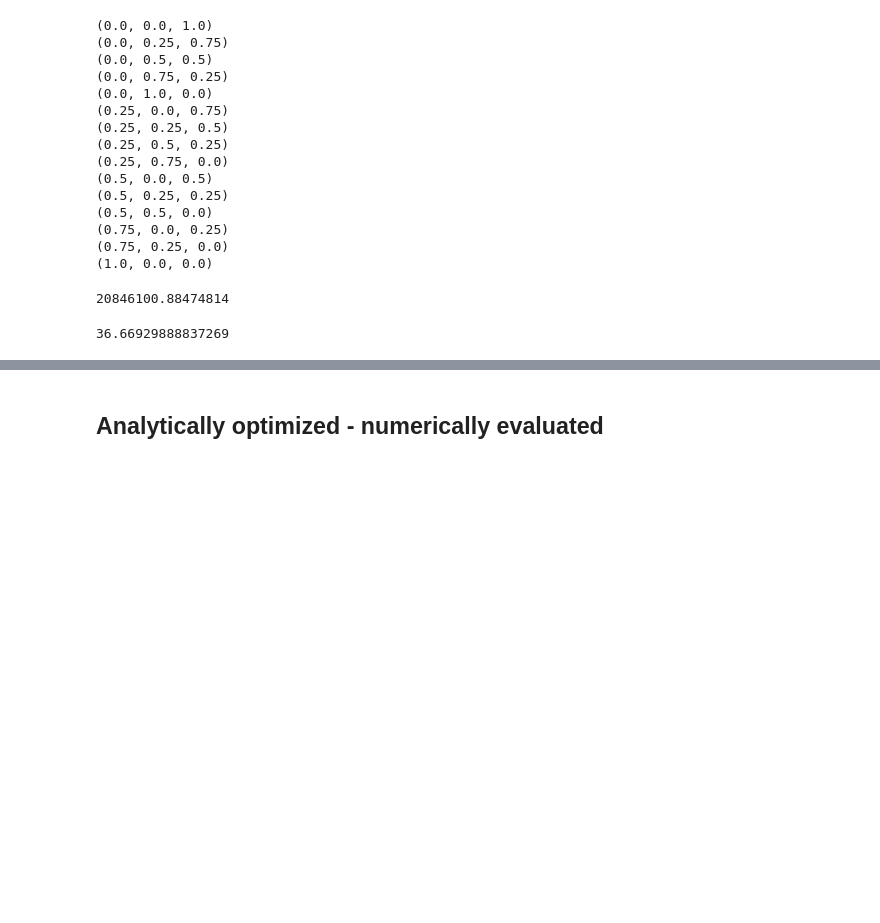
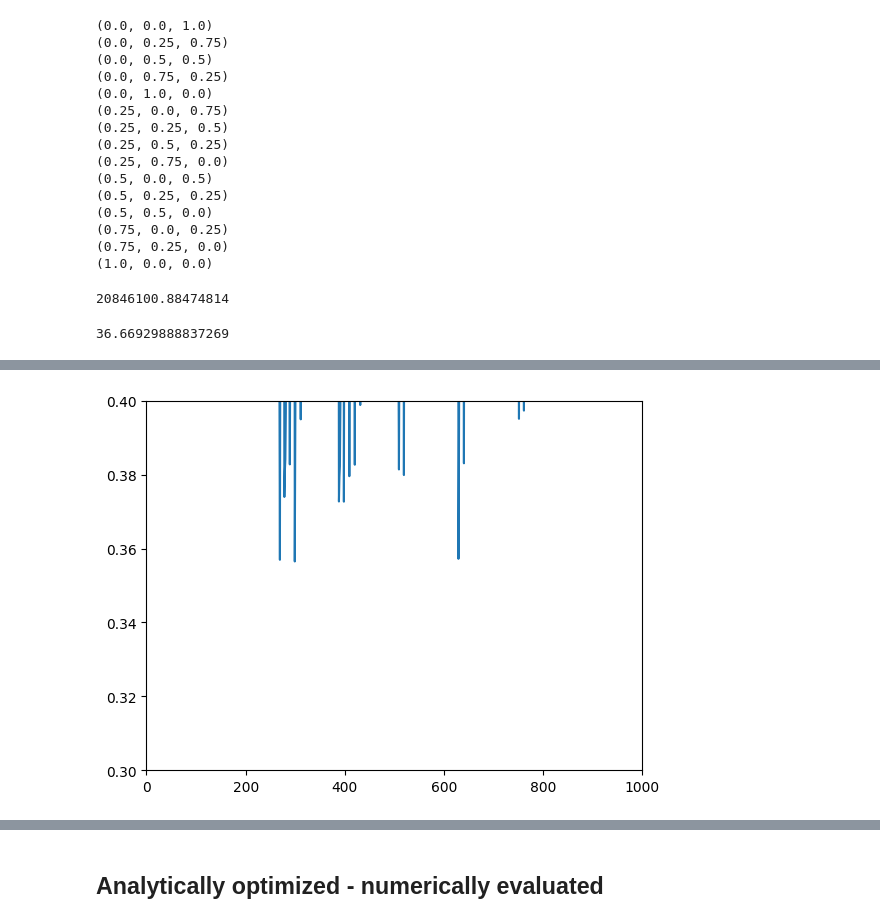
Before and after one commit to carloshernangarrido/optimization_simple_plastic, a Jupyter notebook: exploratory_analysis.ipynb, the cells around one changed output, grey strips where cells are left out. Saved outputs shown, nothing was run; the diff lists cells and outputs as text; code cells hidden in the pictures; blank space fills up the shorter version.

```diff
--- a/exploratory_analysis.ipynb
+++ b/exploratory_analysis.ipynb
@@ -144,2 +147,15 @@ with open('optimum_brute_force.pkl', 'wb') as file:
 * m_add:  30 *
 [0.0e+00 0.0e+00 3.0e+01 6.3e+04 6.3e+04 6.3e+04] [0.83449721]
+# %%
+m_add = 20
+load_factor = 0.5
+
+rel_tol = 0.05
+
+plt.figure()
+plt.plot(y[load_factor][m_add]/y_baseline[load_factor])
+plt.xlim([0, 1000])
+plt.ylim([0.3, 0.4])
+plt.show()
+# %% [output]
+[figure, added]
```
Also changed, not shown: parts of 8 cells of this notebook, 15 other files.
